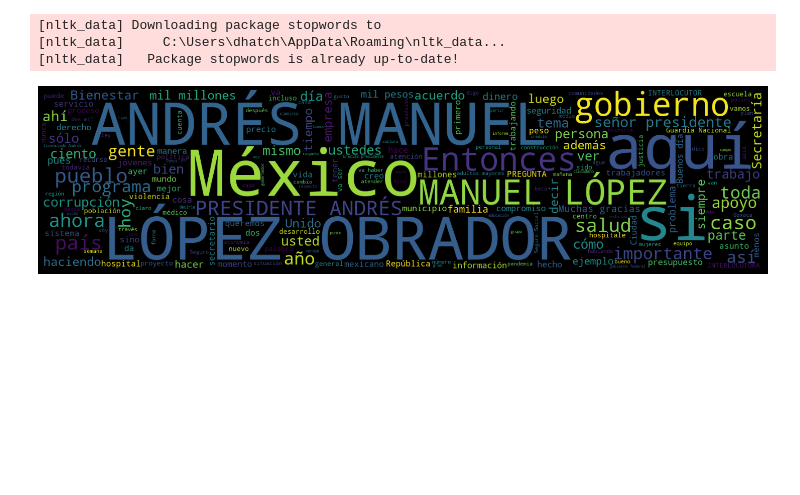
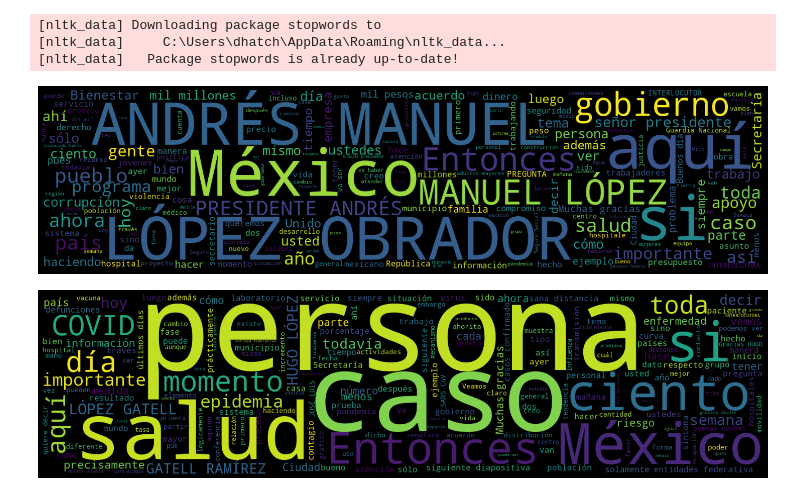
Before and after one commit to hatchdavid1/scraping_nlp, a Jupyter notebook: scrapping_nlp_presi.ipynb, the cells around one changed output. Saved outputs shown, nothing was run; the diff lists cells and outputs as text; code cells hidden in the pictures; blank space fills up the shorter version.

Commit message:
Add files via upload
salud

```diff
--- a/scrapping_nlp_presi.ipynb
+++ b/scrapping_nlp_presi.ipynb
@@ -124,3 +124,15 @@ def wordcloud(df,col): # dataframe, columna
 wordcloud(text, 'Texto')
 # %% [output]
 [figure]
+# %%
+texto_salud = []
+for i in range(0,len(salud)):
+    texto_salud.extend(obtiene_informacion(salud[i]))
+# %%
+txt_salud = pd.Series(texto_salud,name = 'Texto Salud')
+text_salud = txt_salud.to_frame()
+text_salud.dropna(inplace = True)
+# %%
+wordcloud(text_salud, 'Texto Salud')
+# %% [output]
+[figure, added]
```
